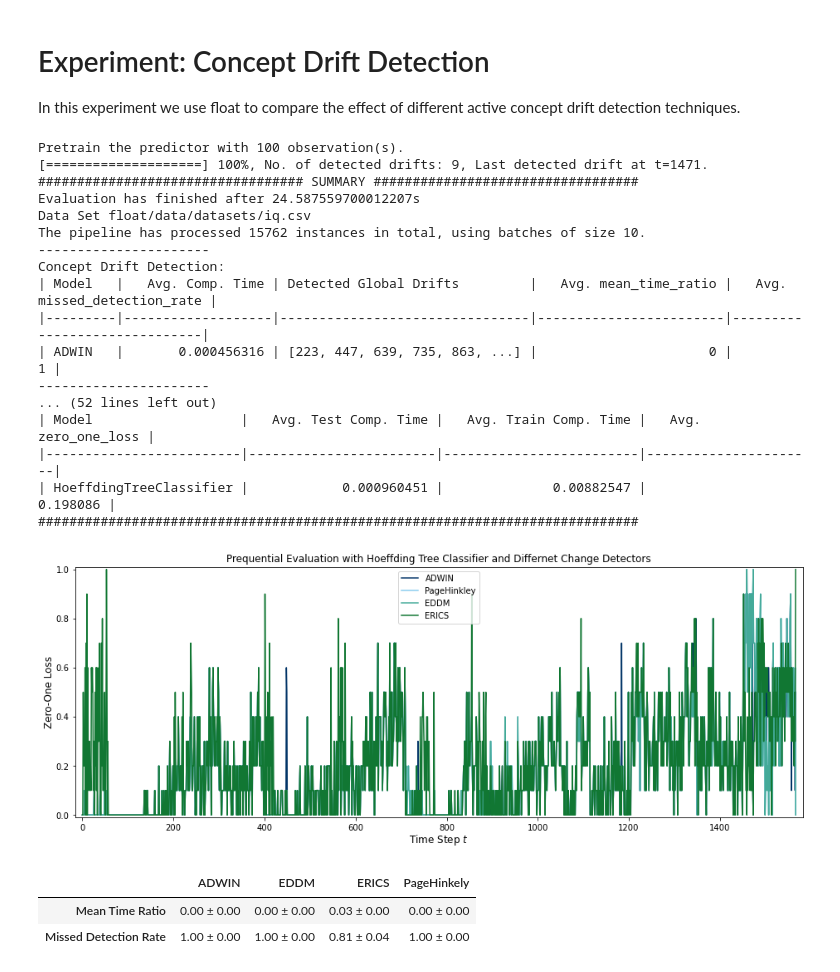
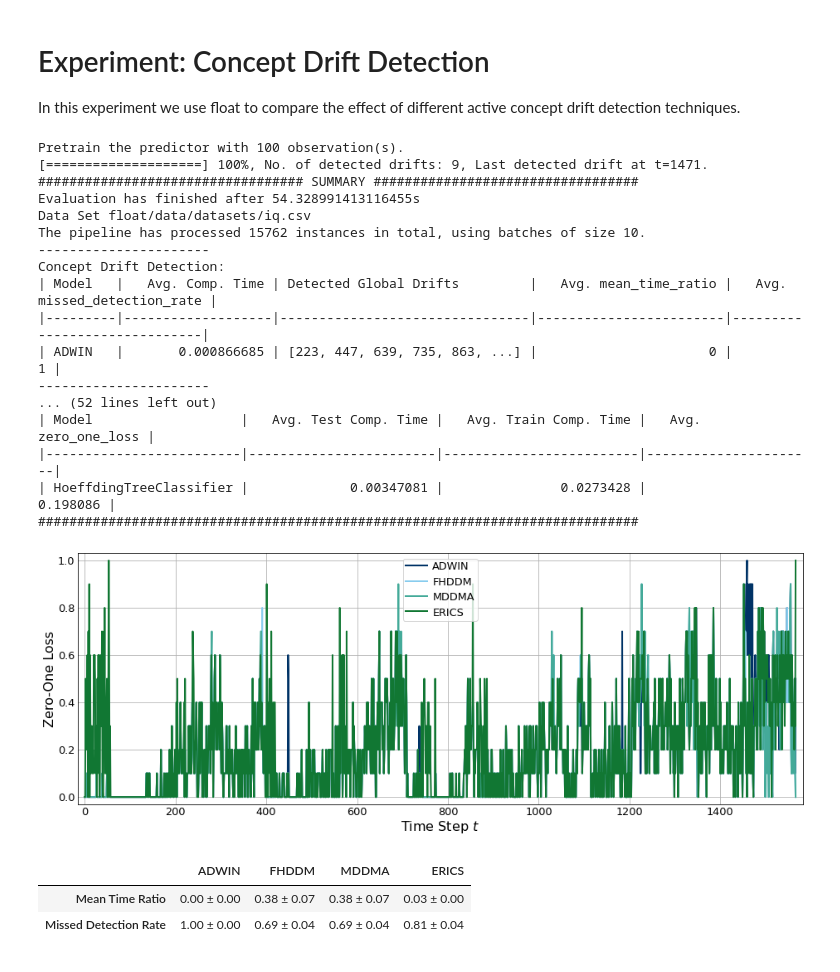
Before and after one commit to haugjo/float, a Jupyter notebook: float/experiments/experiment_concept_drift_detection.ipynb, the cells around one changed output. Cells and saved outputs as stored; diff of their text form; code cells hidden in the pictures.

Commit message:
update visualier and experiments

```diff
--- a/float/experiments/experiment_concept_drift_detection.ipynb
+++ b/float/experiments/experiment_concept_drift_detection.ipynb
@@ -33,8 +33,10 @@ data_loader = DataLoader(path='float/data/datasets/iq.csv',  # This path might h
                          target_col=-1)
 
 # - Specify known concept drifts -
-# The drifts in TüEyeQ correspond to three switches between task blocks.
-known_drifts = [4707, 9396, 13570]
+# The sudden drifts in TüEyeQ correspond to three switches between task blocks.
+# Additionally, we may consider each task block as an incremental drift, as the tasks have increasing difficulty.
+# For illustration, we specify a known incremental drift in the second task block (providing a start and end point).
+known_drifts = [4707, (9396, 12500), 13570]
 
 # - Create the predictor objects. -
 # We use the default parameters of the skmultiflow implementation of the Hoeffding Tree.
@@ -63,10 +65,10 @@ pred_evaluators = [PredictionEvaluator(measure_funcs=[zero_one_loss]),
 # - Create change detector objects for each concept drift detection method -
 # We can freely combine drift detectors from scikit-multiflow (e.g. ADWIN), Tornado (e.g. EDDM)..
 # ..and pre-build float models (e.g. ERICS).
-# We reset ADWIN, PageHinkley and EDDM after detecting a drift, which is not required for ERICS
+# We reset ADWIN, FHDDM and MDDMA after detecting a drift, which is not required for ERICS
 change_detectors = [SkmultiflowChangeDetector(ADWIN(), reset_after_drift=True),
-                    SkmultiflowChangeDetector(PageHinkley(), reset_after_drift=True),
-                    EDDM(reset_after_drift=True),
+                    FHDDM(reset_after_drift=True),
+                    MDDMA(reset_after_drift=True),
                     ERICS(n_param=data_loader.stream.n_features)]
 
 
@@ -123,53 +125,53 @@ for predictor, pred_eval, detector, drift_eval in zip(predictors, pred_evaluator
 Pretrain the predictor with 100 observation(s).
 [====================] 100%, No. of detected drifts: 9, Last detected drift at t=1471.
 ################################## SUMMARY ##################################
-Evaluation has finished after 24.587559700012207s
+Evaluation has finished after 54.328991413116455s
 Data Set float/data/datasets/iq.csv
 The pipeline has processed 15762 instances in total, using batches of size 10.
 ----------------------
 Concept Drift Detection:
 | Model   |   Avg. Comp. Time | Detected Global Drifts         |   Avg. mean_time_ratio |   Avg. missed_detection_rate |
 |---------|-------------------|--------------------------------|------------------------|------------------------------|
-| ADWIN   |       0.000456316 | [223, 447, 639, 735, 863, ...] |                      0 |                            1 |
+| ADWIN   |       0.000866685 | [223, 447, 639, 735, 863, ...] |                      0 |                            1 |
 ----------------------
 ... (52 lines left out)
 | Model                   |   Avg. Test Comp. Time |   Avg. Train Comp. Time |   Avg. zero_one_loss |
 |-------------------------|------------------------|-------------------------|----------------------|
-| HoeffdingTreeClassifier |            0.000960451 |              0.00882547 |             0.198086 |
+| HoeffdingTreeClassifier |             0.00347081 |               0.0273428 |             0.198086 |
 #############################################################################
 # %%
 # - Illustrate results -
 # The float visualizer contains standard plot types like line, scatter or bar, but also provides special plots..
 # ..for concept drift detection and feature selection.
 # We illustrate the visualization of concept drift detection experiments in the following.
 
 # - Plot the loss of the classifier for different drift detection models -
 ax = fvis.plot(measures=[evaluator.result['zero_one_loss']['measures'] for evaluator in pred_evaluators],
-               legend_labels=['ADWIN', 'PageHinkley', 'EDDM', 'ERICS'],
+               legend_labels=['ADWIN', 'FHDDM', 'MDDMA', 'ERICS'],
                fig_size=(13, 5),
                y_label='Zero-One Loss')
 
-ax.set_title('Prequential Evaluation with Hoeffding Tree Classifier and Differnet Change Detectors')  # The returned matplotlib object can be altered and further customized.
+#ax.set_title('Prequential Evaluation with Hoeffding Tree Classifier and Differnet Change Detectors')  # The returned matplotlib object can be altered and further customized.
 
-#plt.savefig('float/experiments/zero_one_loss_drift_detection.pdf', bbox_inches='tight', format='pdf')  # We may also save the image.
+plt.savefig('float/experiments/zero_one_loss_drift_detection.pdf', bbox_inches='tight', format='pdf')  # We may also save the image.
 plt.show()
 # %% [output]
-[figure, old version]
+[figure, new version]
 # %%
 # - Compare the Mean Time Ratio of the change detection methods -
 # The mean time ratio is stored in the result dictionary of the change detection evaluator object and can easily be accessed,...
 # ..e.g. to create a table.
-table = pd.DataFrame(0, index=['Mean Time Ratio', 'Missed Detection Rate'], columns=['ADWIN', 'EDDM', 'ERICS'])
+table = pd.DataFrame(0, index=['Mean Time Ratio', 'Missed Detection Rate'], columns=['ADWIN', 'FHDDM', 'MDDMA', 'ERICS'])
 
-for drift_eval, name in zip(cd_evaluators, ['ADWIN', 'PageHinkely', 'EDDM', 'ERICS']):
+for drift_eval, name in zip(cd_evaluators, ['ADWIN', 'FHDDM', 'MDDMA', 'ERICS']):
     table.loc['Mean Time Ratio', name] = '{:0.2f}'.format(drift_eval.result['mean_time_ratio']['mean']) + ' ' + u"\u00B1" + ' ' + '{:0.2f}'.format(drift_eval.result['mean_time_ratio']['var'])
     table.loc['Missed Detection Rate', name] = '{:0.2f}'.format(drift_eval.result['missed_detection_rate']['mean']) + ' ' + u"\u00B1" + ' ' + '{:0.2f}'.format(drift_eval.result['missed_detection_rate']['var'])
 
 table
 # %% [output]
-|  | ADWIN | EDDM | ERICS | PageHinkely |
-| Mean Time Ratio | 0.00 ± 0.00 | 0.00 ± 0.00 | 0.03 ± 0.00 | 0.00 ± 0.00 |
-| Missed Detection Rate | 1.00 ± 0.00 | 1.00 ± 0.00 | 0.81 ± 0.04 | 1.00 ± 0.00 |
+|  | ADWIN | FHDDM | MDDMA | ERICS |
+| Mean Time Ratio | 0.00 ± 0.00 | 0.38 ± 0.07 | 0.38 ± 0.07 | 0.03 ± 0.00 |
+| Missed Detection Rate | 1.00 ± 0.00 | 0.69 ± 0.04 | 0.69 ± 0.04 | 0.81 ± 0.04 |
 # %%
 # - Illustrate the detected drifts -
 # Float provides a special scatter plot that allows for an intuitive comparison of drift detection methods over time.
```
Also changed, not shown: parts of 2 cells of this notebook, 3 other files.
